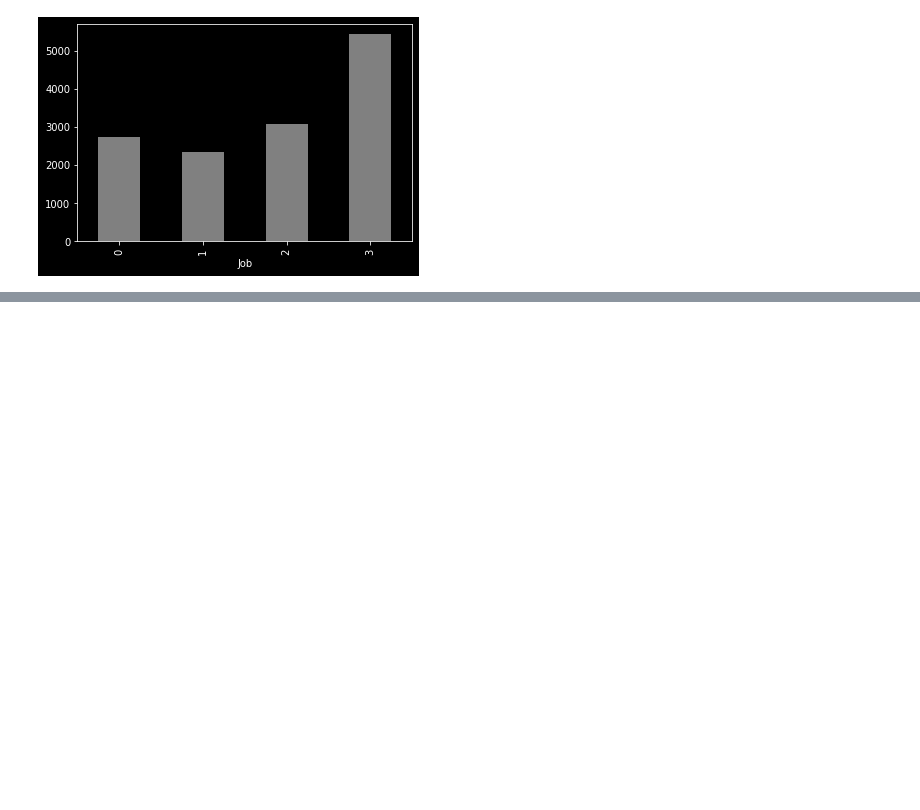
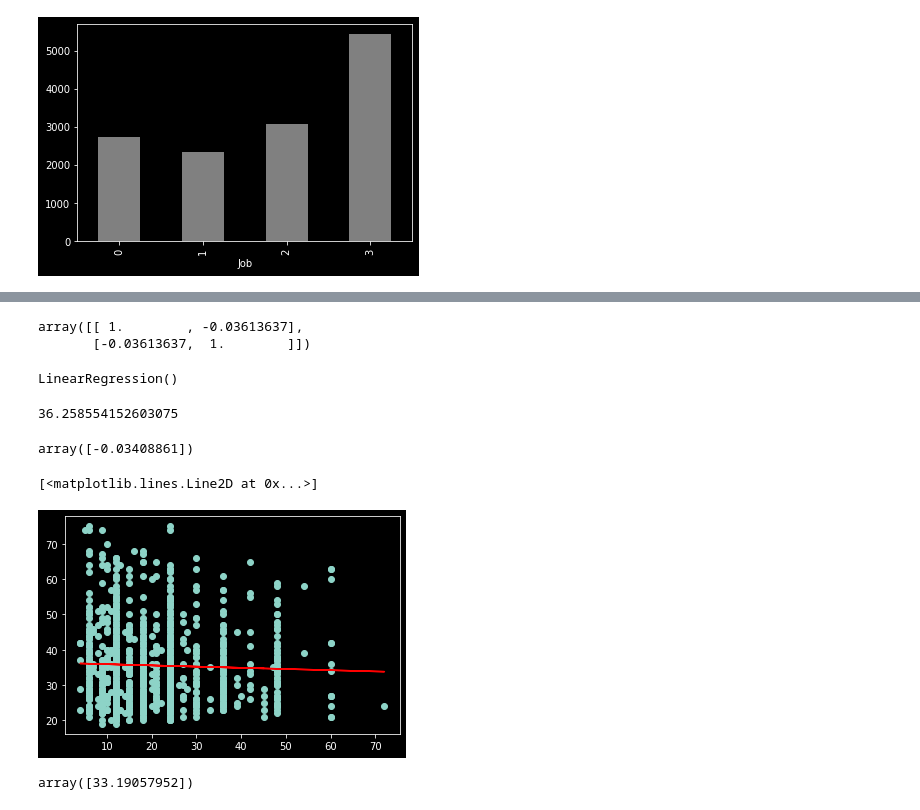
Before and after one commit to Joao-Inacio/Formacao-Cientista-de-Dados, a Jupyter notebook: lab/Projetos/Credit/Credito_Alemanha.ipynb, the cells around one changed output, grey strips where cells are left out. Cells and saved outputs as stored; diff of their text form; code cells hidden in the pictures; blank space fills up the shorter version.

Commit message:
Tentando aplicar regressão linear

```diff
--- a/lab/Projetos/Credit/Credito_Alemanha.ipynb
+++ b/lab/Projetos/Credit/Credito_Alemanha.ipynb
@@ -69,3 +69,8 @@ dfGroup.plot.bar(color = 'gray')
 # %% [output]
 <AxesSubplot:xlabel='Job'>
 [figure]
+# %%
+#
+X = df.iloc[:, 7].values
+y = df.iloc[:, 0].values
+X
@@ -71,0 +95,6 @@ dfGroup.plot.bar(color = 'gray')
+# %%
+c = np.corrcoef(X, y)
+c
+# %% [output]
+array([[ 1.        , -0.03613637],
+       [-0.03613637,  1.        ]])
@@ -71,0 +103,24 @@ dfGroup.plot.bar(color = 'gray')
+# %%
+X = X.reshape(-1, 1)
+modelo = LinearRegression()
+modelo.fit(X, y)
+# %% [output]
+LinearRegression()
+# %%
+modelo.intercept_
+# %% [output]
+36.258554152603075
+# %%
+modelo.coef_
+# %% [output]
+array([-0.03408861])
+# %%
+plt.scatter(X, y)
+plt.plot(X, modelo.predict(X), color = 'red')
+# %% [output]
+[<matplotlib.lines.Line2D at 0x...>]
+[figure, added]
+# %%
+modelo.predict([[90]])
+# %% [output]
+array([33.19057952])
```
Also changed, not shown: parts of 4 cells of this notebook.
